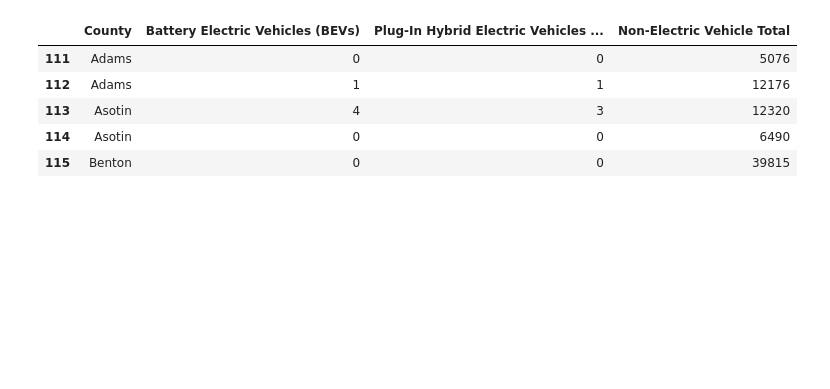
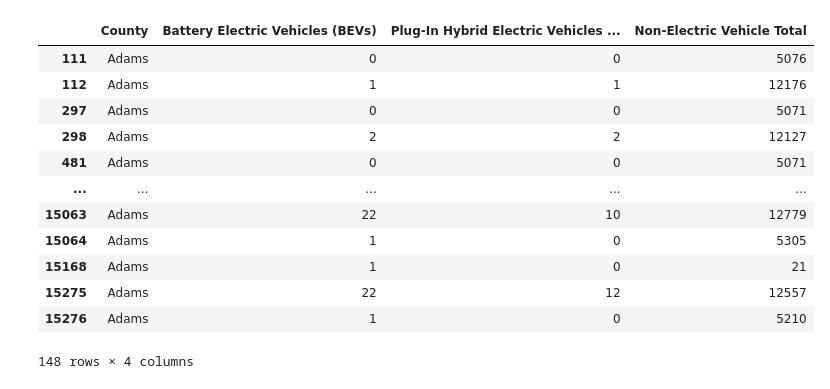
Before and after one commit to gtp1ok/Project-2, a Jupyter notebook: Was_EV.ipynb, the cells around one changed output. Saved outputs shown, nothing was run; the diff lists cells and outputs as text; code cells hidden in the pictures; blank space fills up the shorter version.

```diff
--- a/Was_EV.ipynb
+++ b/Was_EV.ipynb
@@ -27,5 +31,5 @@ reg_data_df.head()
 # %%
-csv_file = "Electric_Vehicle_Population_Size_History_By_County.csv"
+csv_file = "Resources/Electric_Vehicle_Population_Size_History_By_County.csv"
 pop_df = pd.read_csv(csv_file)
 pop_df.head()
 # %% [output]
@@ -39,6 +43,7 @@ pop_df.head()
 # pop_df.drop(pop_df.index[pop_df['State'] != 'WA'], inplace=True)
 # pop_df[pop_df['State'] != 'WA']
 wadp = pop_df.loc[pop_df["State"] == 'WA']
+wadp = pop_df.loc[pop_df["County"] == 'Adams']
 wadp
 # %% [output]
 |  | Date | County | State | Vehicle Primary Use | Battery Electric Vehicles (BEVs) | Plug-In Hybrid Electric Vehicles ... | ... |
@@ -57,11 +62,18 @@ wadp
 # %%
 pop_data_df = wadp[['County', 'Battery Electric Vehicles (BEVs)', 'Plug-In Hybrid Electric Vehicles (PHEVs)', 'Non-Electric Vehicle Total']].copy()
-pop_data_df.head()
+pop_data_df
 # %% [output]
 |  | County | Battery Electric Vehicles (BEVs) | Plug-In Hybrid Electric Vehicles ... | Non-Electric Vehicle Total |
 | 111 | Adams | 0 | 0 | 5076 |
 | 112 | Adams | 1 | 1 | 12176 |
-| 113 | Asotin | 4 | 3 | 12320 |
-| 114 | Asotin | 0 | 0 | 6490 |
-| 115 | Benton | 0 | 0 | 39815 |
+| 297 | Adams | 0 | 0 | 5071 |
+| 298 | Adams | 2 | 2 | 12127 |
+| 481 | Adams | 0 | 0 | 5071 |
+| ... | ... | ... | ... | ... |
+| 15063 | Adams | 22 | 10 | 12779 |
+| 15064 | Adams | 1 | 0 | 5305 |
+| 15168 | Adams | 1 | 0 | 21 |
+| 15275 | Adams | 22 | 12 | 12557 |
+| 15276 | Adams | 1 | 0 | 5210 |
+148 rows × 4 columns
 # %%
```
Also changed, not shown: parts of 11 cells of this notebook.
